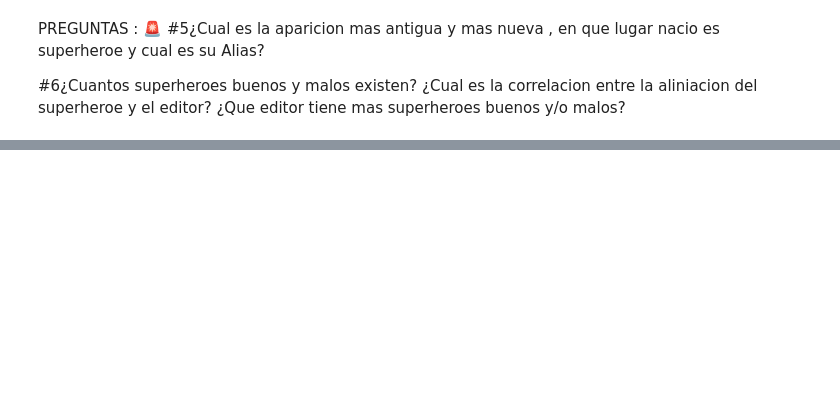
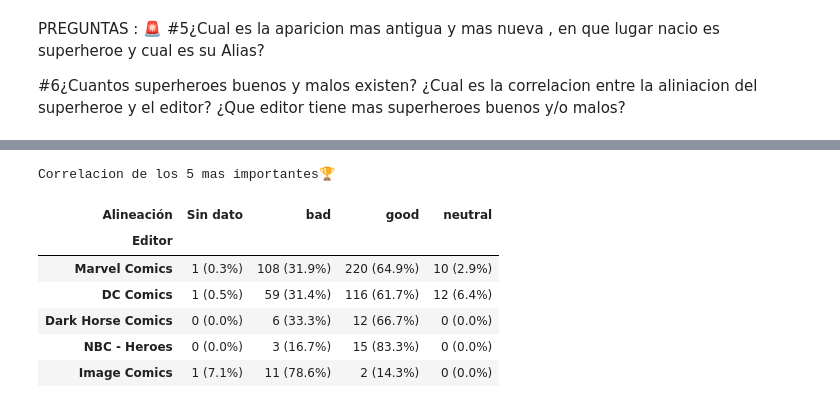
Before and after one commit to Anxo555/Proyecto-Api-Superheroes, a Jupyter notebook: Analisis_datos_DORU/analisis_datos2.ipynb, the cells around one changed output, grey strips where cells are left out. Cells and saved outputs as stored; diff of their text form; code cells hidden in the pictures; blank space fills up the shorter version.

```diff
--- a/Analisis_datos_DORU/analisis_datos2.ipynb
+++ b/Analisis_datos_DORU/analisis_datos2.ipynb
@@ -86,0 +175,26 @@ Pregunta #5: Aparición, Lugar de Nacimiento y Alias
+# %%
+#correlacion de los 5 mas importantes
+df_cat = df_limpio.dropna(subset=['Alineación', 'Editor'])
+
+conteo_editores = df_cat['Editor'].value_counts()
+
+top5_editores = conteo_editores.head(5).index.tolist()
+
+tabla_contingencia = pd.crosstab(df_cat['Editor'], df_cat['Alineación'])
+
+tabla_porcentajes = tabla_contingencia.div(tabla_contingencia.sum(axis=1), axis=0) * 100
+
+df_editor_alineacion = tabla_contingencia.astype(str) + " (" + tabla_porcentajes.round(1).astype(str) + "%)"
+
+df_top5_alineacion = df_editor_alineacion.loc[top5_editores]
+print("Correlacion de los 5 mas importantes🏆")
+df_top5_alineacion
+# %% [output]
+Correlacion de los 5 mas importantes🏆
+| Alineación | Sin dato | bad | good | neutral |
+| Editor |  |  |  |  |
+| Marvel Comics | 1 (0.3%) | 108 (31.9%) | 220 (64.9%) | 10 (2.9%) |
+| DC Comics | 1 (0.5%) | 59 (31.4%) | 116 (61.7%) | 12 (6.4%) |
+| Dark Horse Comics | 0 (0.0%) | 6 (33.3%) | 12 (66.7%) | 0 (0.0%) |
+| NBC - Heroes | 0 (0.0%) | 3 (16.7%) | 15 (83.3%) | 0 (0.0%) |
+| Image Comics | 1 (7.1%) | 11 (78.6%) | 2 (14.3%) | 0 (0.0%) |
```
Also changed, not shown: parts of 8 cells of this notebook, 1 other file.
